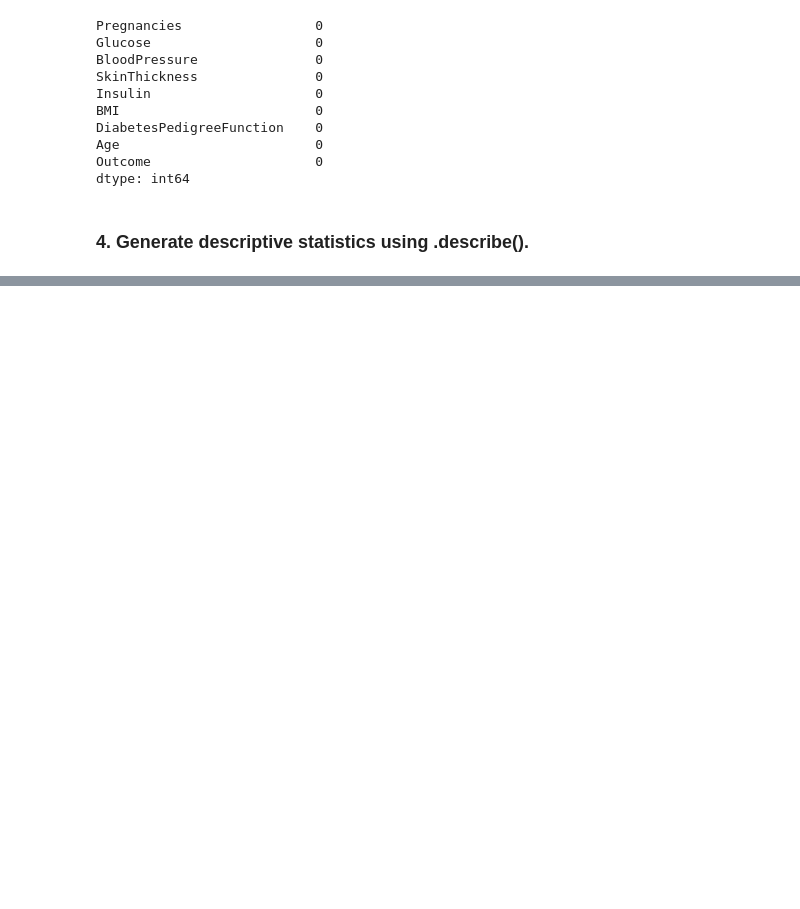
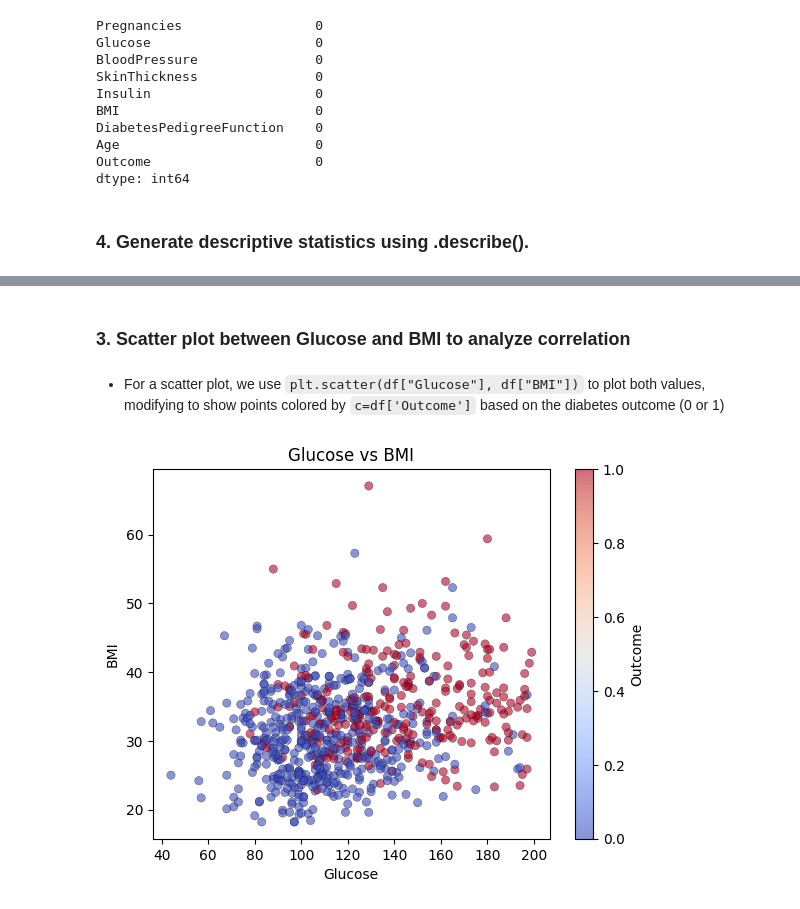
Before and after one commit to JB-GB/AI_for_Biomedical_Engineers, a Jupyter notebook: AF2_Data_Processing.ipynb, the cells around one changed output, grey strips where cells are left out. Cells and saved outputs as stored; diff of their text form; code cells hidden in the pictures; blank space fills up the shorter version.

```diff
--- a/AF2_Data_Processing.ipynb
+++ b/AF2_Data_Processing.ipynb
@@ -61,0 +165,14 @@ dtype: int64
+# %% [markdown]
+### 3. Scatter plot between Glucose and BMI to analyze correlation
+# %% [markdown]
+- For a scatter plot, we use `plt.scatter(df["Glucose"], df["BMI"])` to plot both values, modifying to show points colored by  `c=df['Outcome']` based on the diabetes outcome (0 or 1)
+# %%
+# Self-explanatory x2 xd
+plt.scatter(df["Glucose"], df["BMI"], c=df['Outcome'], cmap='coolwarm', alpha=0.6, edgecolor="k", linewidth=0.3)
+plt.title("Glucose vs BMI")
+plt.xlabel("Glucose")
+plt.ylabel("BMI")
+plt.colorbar(label='Outcome') #based on the diabetes outcome (0 or 1)
+plt.show()
+# %% [output]
+[figure, added]
```
Also changed, not shown: parts of 41 cells of this notebook.
